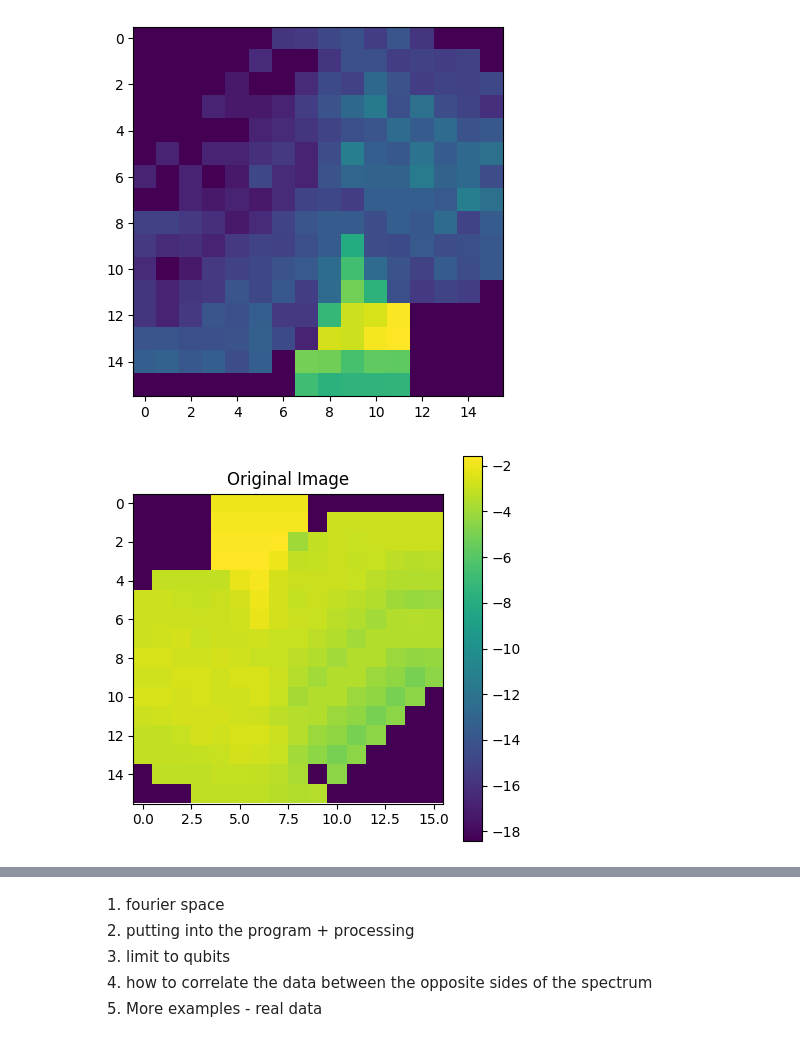
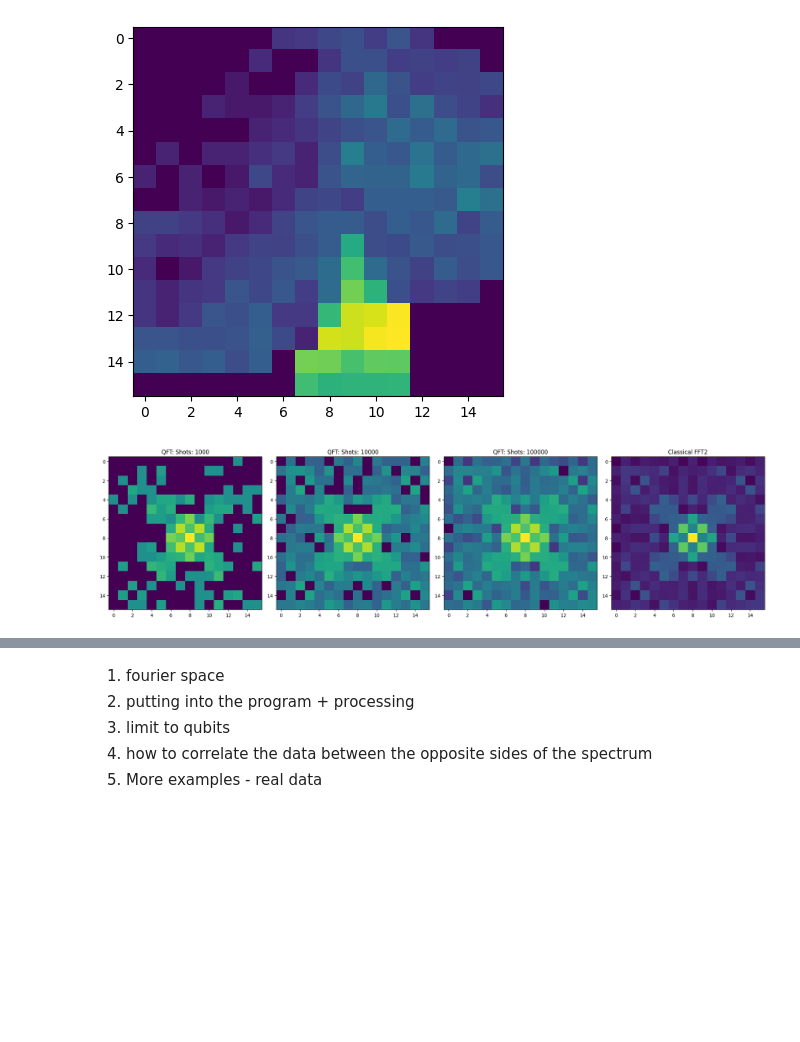
Before and after one commit to benz5460/QuantumRadio, a Jupyter notebook: QPIE_code.ipynb, the cells around one changed output, grey strips where cells are left out. Drawn from its saved outputs; the diff is of its cells as text; code cells hidden in the pictures; blank space fills up the shorter version.

```diff
--- a/QPIE_code.ipynb
+++ b/QPIE_code.ipynb
@@ -36,7 +36,7 @@ import numpy as np
 from qiskit import transpile
 from qiskit_aer import AerSimulator
 
-def measure_image(qc, original_n_qubits, shots=10000):
+def measure_image(qc, original_n_qubits, shots=10000, rgb=True):
     """
     Measures a QPIE image circuit. Automatically handles standard circuits
     as well as circuits with added ancilla qubits for filtering.
@@ -92,9 +92,10 @@ def measure_image(qc, original_n_qubits, shots=10000):
     measured_arr = np.sqrt(measured_arr)
 
     # 4. Convert back into RGB (0-255 scaling)
-    max_val = np.max(measured_arr)
-    if max_val > 0: # Prevent division by zero if no shots succeeded
-        measured_arr = (measured_arr * 255) / max_val
+    if rgb:
+        max_val = np.max(measured_arr)
+        if max_val > 0: # Prevent division by zero if no shots succeeded
+            measured_arr = (measured_arr * 255) / max_val
 
     # Dynamically reshape into a square grid
     size = int(np.sqrt(2**original_n_qubits))
@@ -199,50 +217,40 @@ plt.imshow(measured_arr)
 <matplotlib.image.AxesImage at 0x...>
 [figure]
 # %%
-#QFT on image
-c = 1e-8 #to avoid log(0) error when plotting
-qc,norm_arr = encode_image('cake-large.png', 8)
-qc.append(QFTGate(8), qc.qubits)
-# display the circuit
-shots = np.array([1000, 10000, 100000, 200000])
-plt.figure(figsize=(5, 5))
-plt.imshow(np.log(norm_arr.reshape((16,16)) + c))
-plt.colorbar()
-plt.title('Original Image')
+# 1. Define bounds for consistent color scaling
+# Adjust these based on your data's expected range
+v_min = 1e-2
+v_max = 1e4
+
+# 2. Increase figsize for bigger plots (width, height in inches)
+fig, axs = plt.subplots(1, 4, figsize=(20, 5))
+
+shots = np.array([1000, 10000, 100000])
+
+for i, ax in enumerate(axs): # Using axs directly is cleaner
+    if i < 3:
+        qc, norm_arr = encode_image('circle.png', 8)
+        qc.append(QFTGate(4), range(4))
+        qc.append(QFTGate(4), range(4,8))
+        measured_arr = measure_image(qc, 8, shots=shots[i])
+        shifted_image = np.fft.fftshift(measured_arr)
+        im_plot = ax.imshow(np.log1p(shifted_image))
+        ax.set_title(f'QFT: Shots: {shots[i]}')
+    else:
+        # Classical FT
+        im = load_image('circle.png')
+        norm = np.linalg.norm(im)
+        norm_array = im/norm
+        f_transform = np.fft.fft2(norm_array)
+        f_shift = np.fft.fftshift(f_transform)
+        magnitude_spectrum = np.abs(f_shift)
+        im_plot = ax.imshow(np.log1p(magnitude_spectrum))
+        ax.set_title('Classical FFT2')
+
+    # 4. Add colorbar to each subplot
+    #fig.colorbar(im_plot, ax=ax, fraction=0.046, pad=0.04)
+
+plt.tight_layout()
 plt.show()
-
-plt.figure(figsize=(24, 10))
-'''
-for i in range(len(shots)):
-    qc,norm_arr = encode_image('cake-large.png', 8)
-    qc = semi_classical_QFT(8,qc)
-    measured_arr = measure_image(qc, shots = shots[i])
-    shifted_image = np.fft.fftshift(measured_arr)
-    plt.subplot(2, len(shots)+1, len(shots) + i + 1)
-    plt.imshow(np.log(shifted_image + c))
-    plt.colorbar()
-    plt.title(f'FFT: Shots: {shots[i]}');'''
-
-for i in range(len(shots)):
-    measured_arr = measure_image(qc, shots = shots[i])
-    shifted_image = np.fft.fftshift(measured_arr)
-    plt.subplot(2, len(shots)+1, i + 1)
-    plt.imshow(np.log(shifted_image + c))
-    plt.colorbar()
-    plt.title(f'FFT: Shots: {shots[i]}')
-
-    qc,norm_arr = encode_image('cake-large.png', 8)
-    qc.append(QFTGate(8), qc.qubits)
-
-
-#classical FT
-im = load_image('cake-large.png')
-f_transform = np.fft.fft(im)
-f_shift = np.fft.fftshift(f_transform)
-magnitude_spectrum = np.log(np.abs(f_shift) + c)
-plt.subplot(1, len(shots) + 1, len(shots) + 1)
-plt.imshow(magnitude_spectrum)
-plt.colorbar()
-plt.show()
 # %% [output]
-[figure, old version]
+[figure, new version]
```
Also changed, not shown: parts of 5 cells of this notebook.
